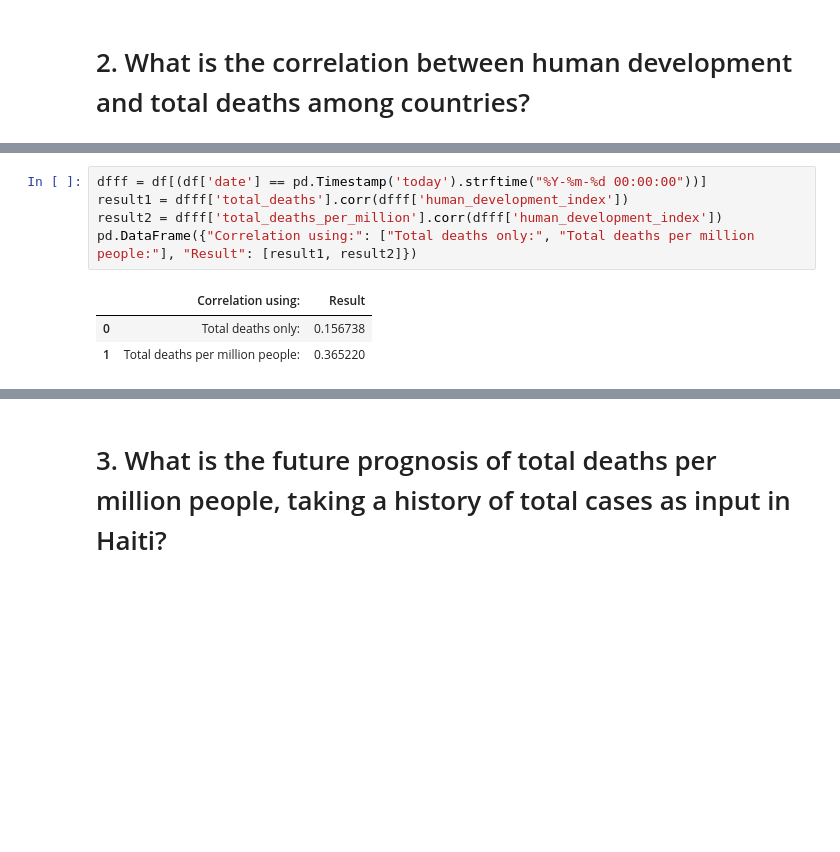
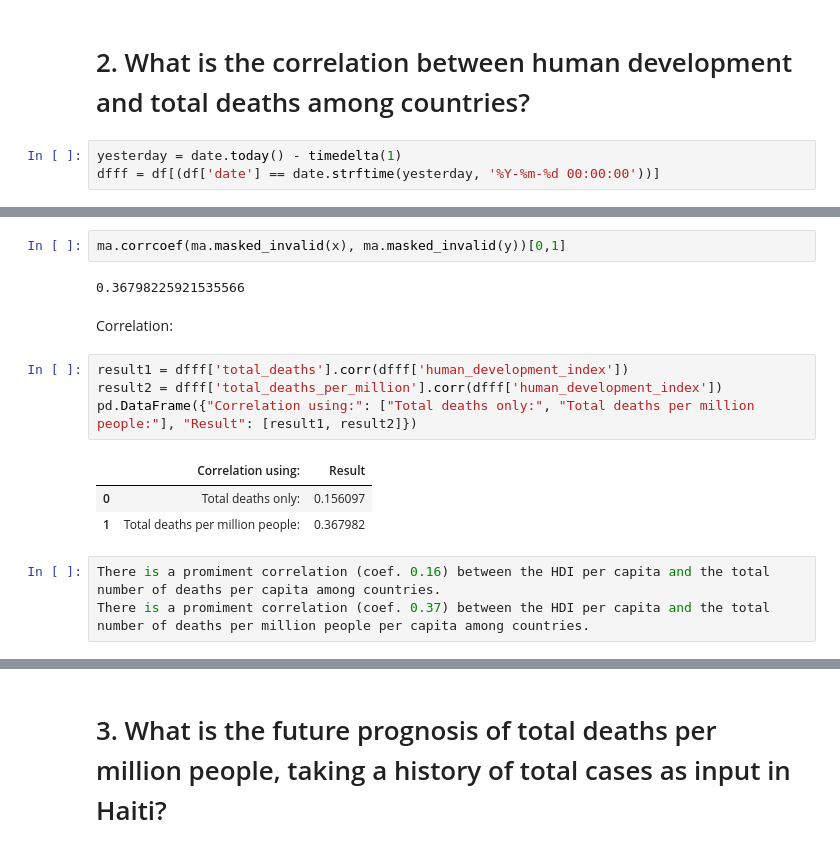
Before and after one commit to Viliuskerutis/AML, a Jupyter notebook: AML_MP1_Kerutis.ipynb, the cells around one changed output, grey strips where cells are left out. Saved outputs shown, nothing was run; the diff lists cells and outputs as text; blank space fills up the shorter version.

```diff
--- a/AML_MP1_Kerutis.ipynb
+++ b/AML_MP1_Kerutis.ipynb
@@ -64,3 +131,6 @@ pd.DataFrame(dff[['iso_code', 'continent', 'location','total_cases','total_death
 # %% [markdown]
 <a id='Q2'></a>
 # 2. What is the correlation between human development and total deaths among countries?
+# %%
+yesterday = date.today() - timedelta(1)
+dfff = df[(df['date'] == date.strftime(yesterday, '%Y-%m-%d 00:00:00'))]
@@ -67,9 +173,17 @@ pd.DataFrame(dff[['iso_code', 'continent', 'location','total_cases','total_death
+# %%
+ma.corrcoef(ma.masked_invalid(x), ma.masked_invalid(y))[0,1]
+# %% [output]
+0.36798225921535566
+# %% [markdown]
+Correlation:
 # %%
-dfff = df[(df['date'] == pd.Timestamp('today').strftime("%Y-%m-%d 00:00:00"))]
 result1 = dfff['total_deaths'].corr(dfff['human_development_index'])
 result2 = dfff['total_deaths_per_million'].corr(dfff['human_development_index'])
 pd.DataFrame({"Correlation using:": ["Total deaths only:", "Total deaths per million people:"], "Result": [result1, result2]})
 # %% [output]
 |  | Correlation using: | Result |
-| 0 | Total deaths only: | 0.156738 |
-| 1 | Total deaths per million people: | 0.365220 |
+| 0 | Total deaths only: | 0.156097 |
+| 1 | Total deaths per million people: | 0.367982 |
+# %%
+There is a promiment correlation (coef. 0.16) between the HDI per capita and the total number of deaths per capita among countries.
+There is a promiment correlation (coef. 0.37) between the HDI per capita and the total number of deaths per million people per capita among countries.
```
Also changed, not shown: parts of 21 cells of this notebook.
